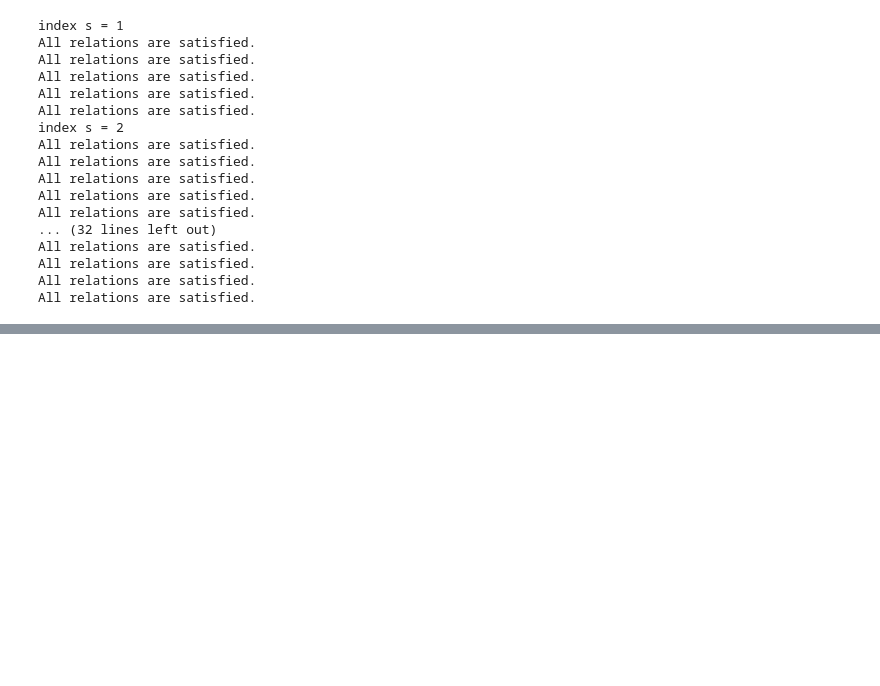
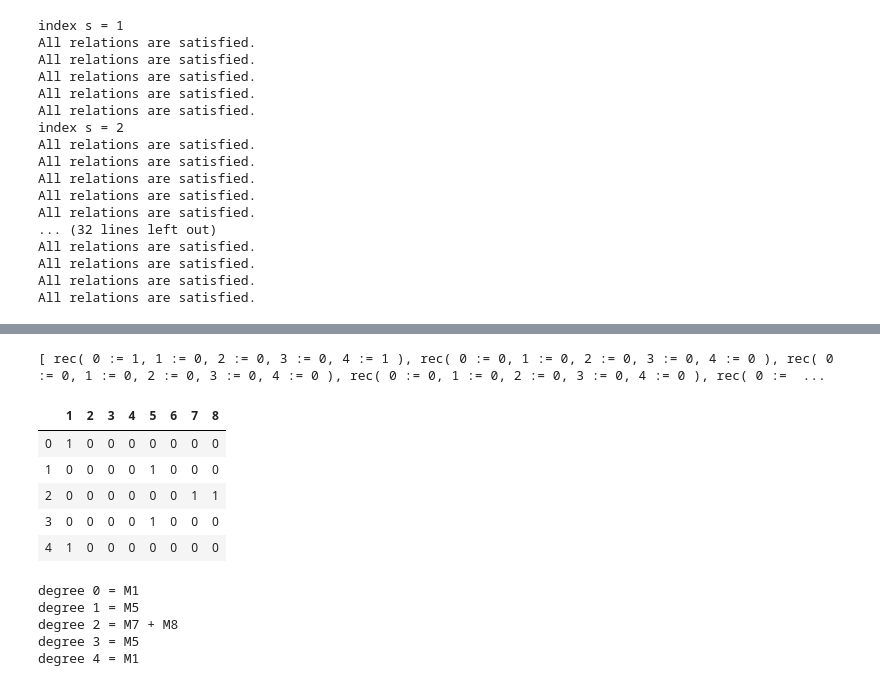
Before and after one commit to juniors90/QGNAG, a Jupyter notebook: examples/FK3/KL/Kazhdan-Lusztig.ipynb, the cells around one changed output, grey strips where cells are left out. Cells and saved outputs as stored; diff of their text form; code cells hidden in the pictures; blank space fills up the shorter version.

```diff
--- a/examples/FK3/KL/Kazhdan-Lusztig.ipynb
+++ b/examples/FK3/KL/Kazhdan-Lusztig.ipynb
@@ -1823,0 +1913,18 @@ All relations are satisfied.
+# %%
+record_data_decomp_nichols := QGNAG_DecompNicholsAlgebra(
+    SimplesMn,
+    allPairsInG,
+    Base_FK3,
+    block_mats_s_via_pkg
+);
+# %% [output]
+[ rec( 0 := 1, 1 := 0, 2 := 0, 3 := 0, 4 := 1 ), rec( 0 := 0, 1 := 0, 2 := 0, 3 := 0, 4 := 0 ), rec( 0 := 0, 1 := 0, 2 := 0, 3 := 0, 4 := 0 ), rec( 0 := 0, 1 := 0, 2 := 0, 3 := 0, 4 := 0 ), rec( 0 :=  ...
+# %%
+QGNAG_RecordListToHTMLTable(record_data_decomp_nichols, true);
+# %% [output]
+|  | 1 | 2 | 3 | 4 | 5 | 6 | 7 | 8 |
+| 0 | 1 | 0 | 0 | 0 | 0 | 0 | 0 | 0 |
+| 1 | 0 | 0 | 0 | 0 | 1 | 0 | 0 | 0 |
+| 2 | 0 | 0 | 0 | 0 | 0 | 0 | 1 | 1 |
+| 3 | 0 | 0 | 0 | 0 | 1 | 0 | 0 | 0 |
+| 4 | 1 | 0 | 0 | 0 | 0 | 0 | 0 | 0 |
@@ -1823,0 +1933,8 @@ All relations are satisfied.
+# %%
+QGNAG_PrintDecomposition(rec_info_nichols);
+# %% [output]
+degree 0 = M1
+degree 1 = M5
+degree 2 = M7 + M8
+degree 3 = M5
+degree 4 = M1
```
Also changed, not shown: parts of 51 cells of this notebook, 19 other files.
